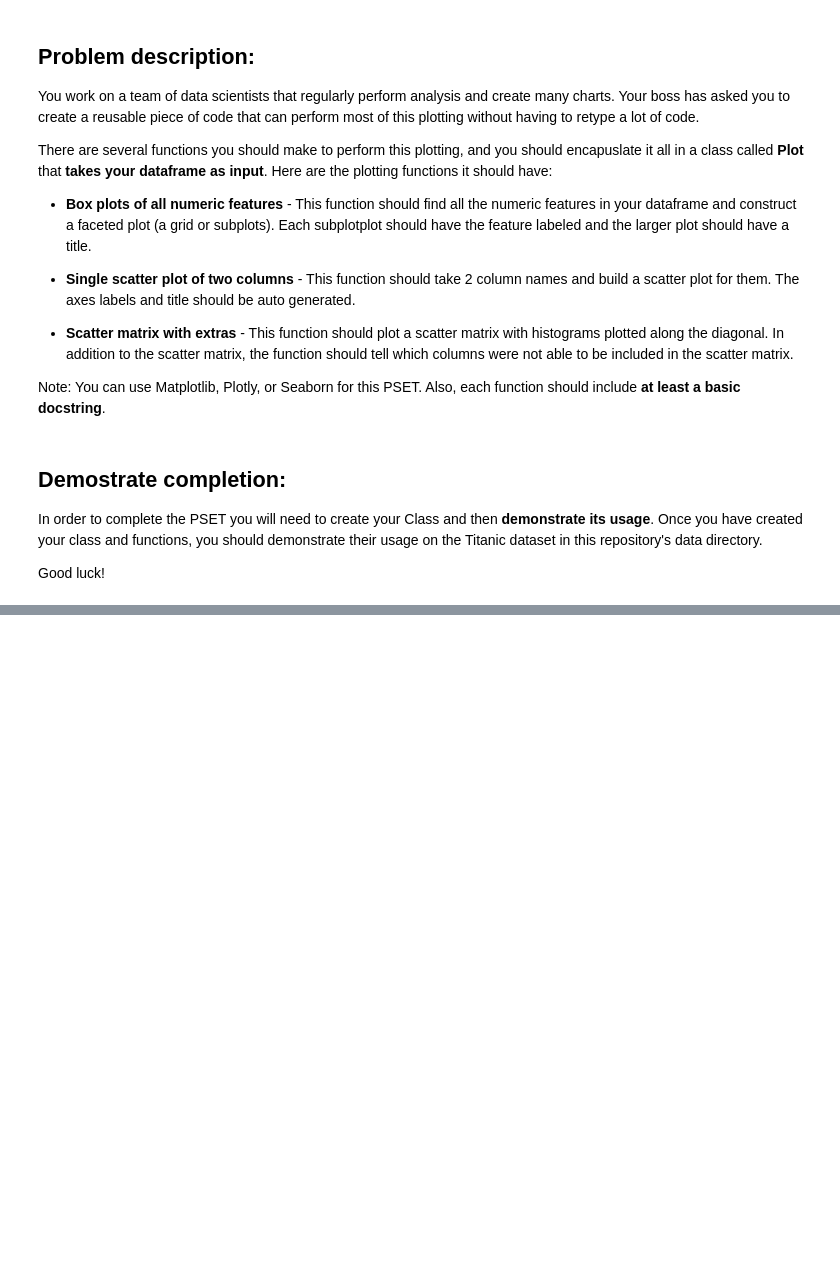
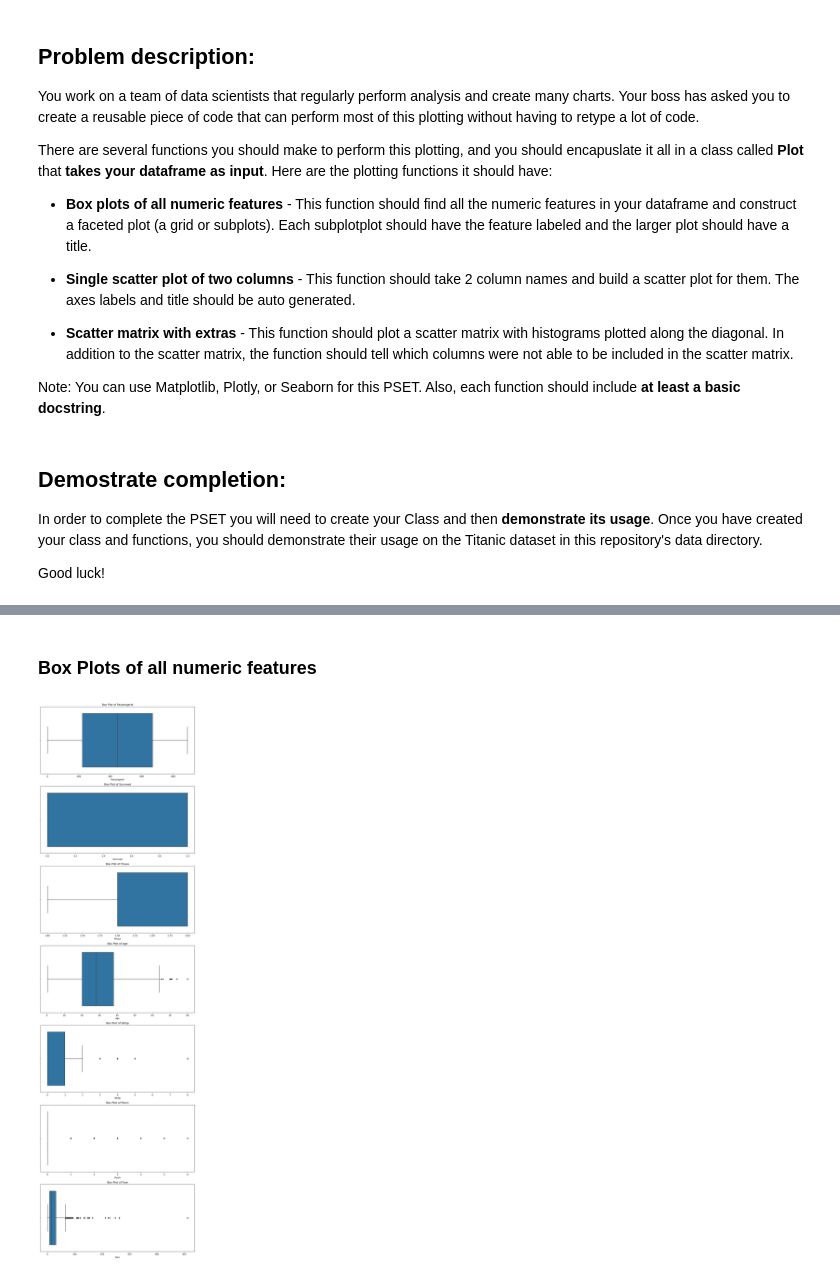
Before and after one commit to Tergelle/intermediate-python-fall-2024, a Jupyter notebook: Problem Sets/pset1.ipynb, the cells around one changed output, grey strips where cells are left out. Cells and saved outputs as stored; diff of their text form; code cells hidden in the pictures; blank space fills up the shorter version.

```diff
--- a/Problem Sets/pset1.ipynb
+++ b/Problem Sets/pset1.ipynb
@@ -33,0 +40,2 @@ Good luck!
+# %%
+titanic = pd.read_csv("data/titanic.csv")
@@ -33,0 +100,10 @@ Good luck!
+# %%
+#Using the Plot class to work with the Titanic dataset
+plot = Plot(titanic)
+# %% [markdown]
+### Box Plots of all numeric features
+# %%
+# Box plots of all numeric features
+plot.box_plots_numeric()
+# %% [output]
+[figure, added]
```
Also changed, not shown: parts of 9 cells of this notebook, 8 other files.
